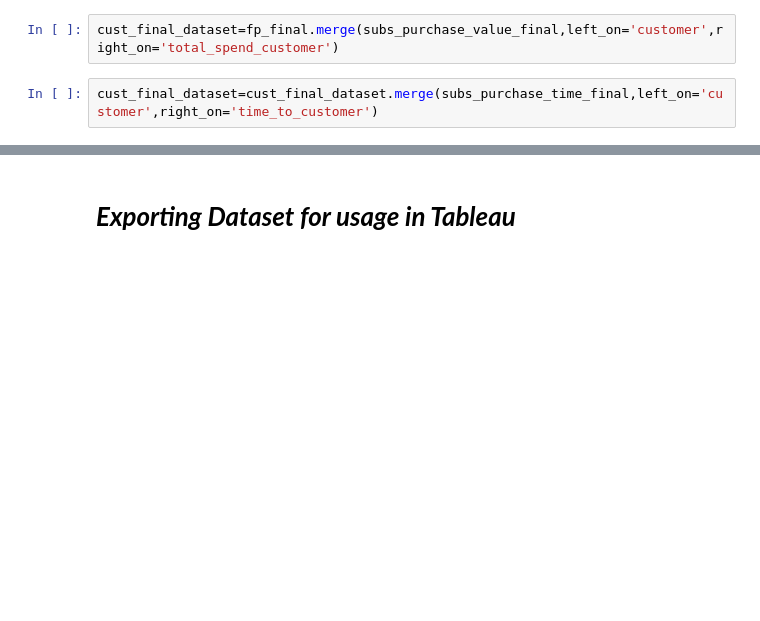
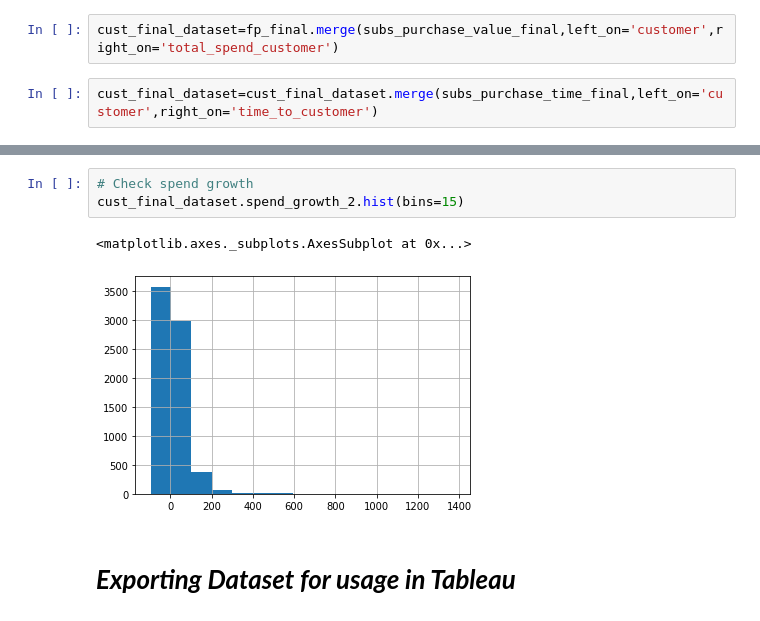
Before and after one commit to aneeshoberoi/churnhw, a Jupyter notebook: ChurnNoteBook_Final.ipynb, the cells around one changed output, grey strips where cells are left out. Saved outputs shown, nothing was run; the diff lists cells and outputs as text; blank space fills up the shorter version.

```diff
--- a/ChurnNoteBook_Final.ipynb
+++ b/ChurnNoteBook_Final.ipynb
@@ -462,3 +421,9 @@ cust_final_dataset.head()
+# %%
+# Check spend growth
+cust_final_dataset.spend_growth_2.hist(bins=15)
+# %% [output]
+<matplotlib.axes._subplots.AxesSubplot at 0x...>
+[figure, added]
 # %% [markdown]
 # ***Exporting Dataset for usage in Tableau***
 # %%
```
Also changed, not shown: parts of 46 cells of this notebook.
